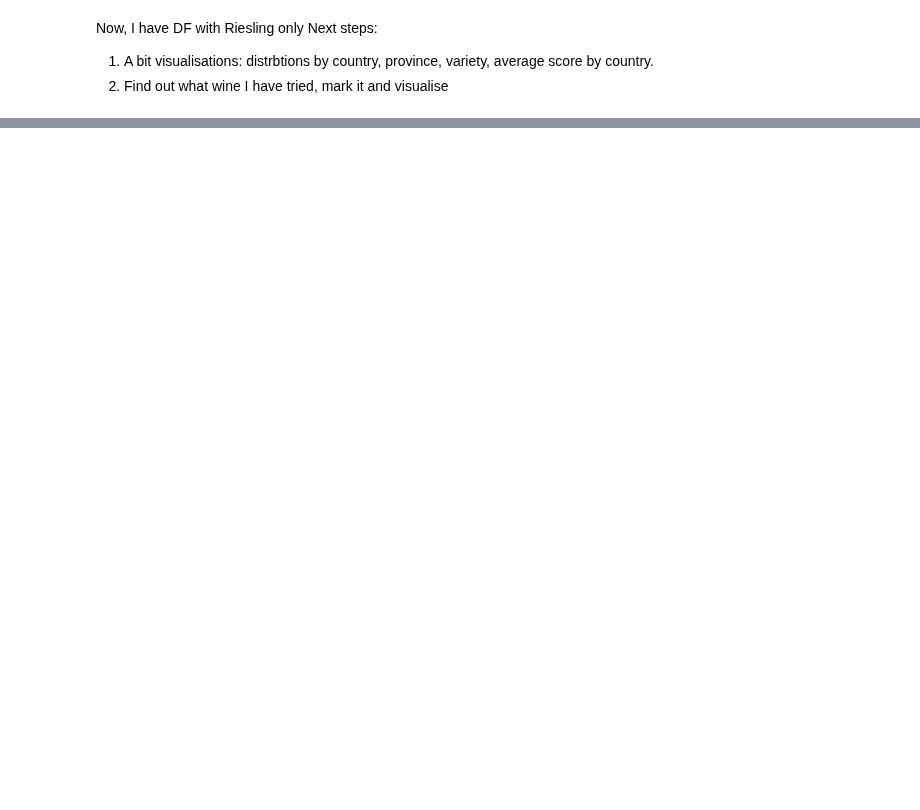
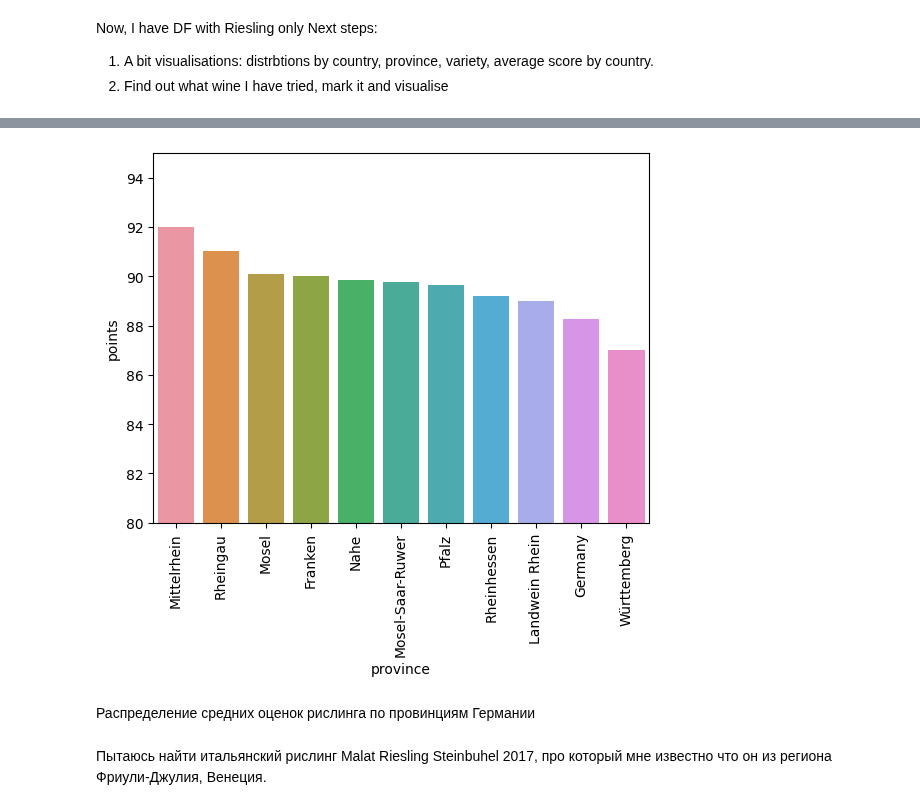
Before and after one commit to anewy/OneNightProjects, a Jupyter notebook: Riesling.ipynb, the cells around one changed output, grey strips where cells are left out. Drawn from its saved outputs; the diff is of its cells as text; code cells hidden in the pictures; blank space fills up the shorter version.

```diff
--- a/Riesling.ipynb
+++ b/Riesling.ipynb
@@ -175,0 +205,3 @@ distrbtions by country, province, variety, average score by country.
+# %%
+germany = df_riesling[df_riesling['country']=='Germany']
+germany
@@ -175,0 +267,3 @@ distrbtions by country, province, variety, average score by country.
+# %%
+mean_score_germ = germany.groupby('province')['points'].mean().sort_values(ascending = False)
+mean_score_germ
@@ -175,0 +284,8 @@ distrbtions by country, province, variety, average score by country.
+# %%
+g = sns.barplot(x=mean_score_germ.index, y=mean_score_germ)
+g.set_xticklabels(g.get_xticklabels(), rotation=90);
+g.set(ylim=(80, 95));
+# %% [output]
+[figure, added]
+# %% [markdown]
+Распределение средних оценок рислинга по провинциям Германии
@@ -175,0 +297,2 @@ distrbtions by country, province, variety, average score by country.
+# %% [markdown]
+Пытаюсь найти итальянский рислинг Malat Riesling Steinbuhel 2017, про который мне известно что он из региона Фриули-Джулия, Венеция.
```
Also changed, not shown: parts of 18 cells of this notebook.
